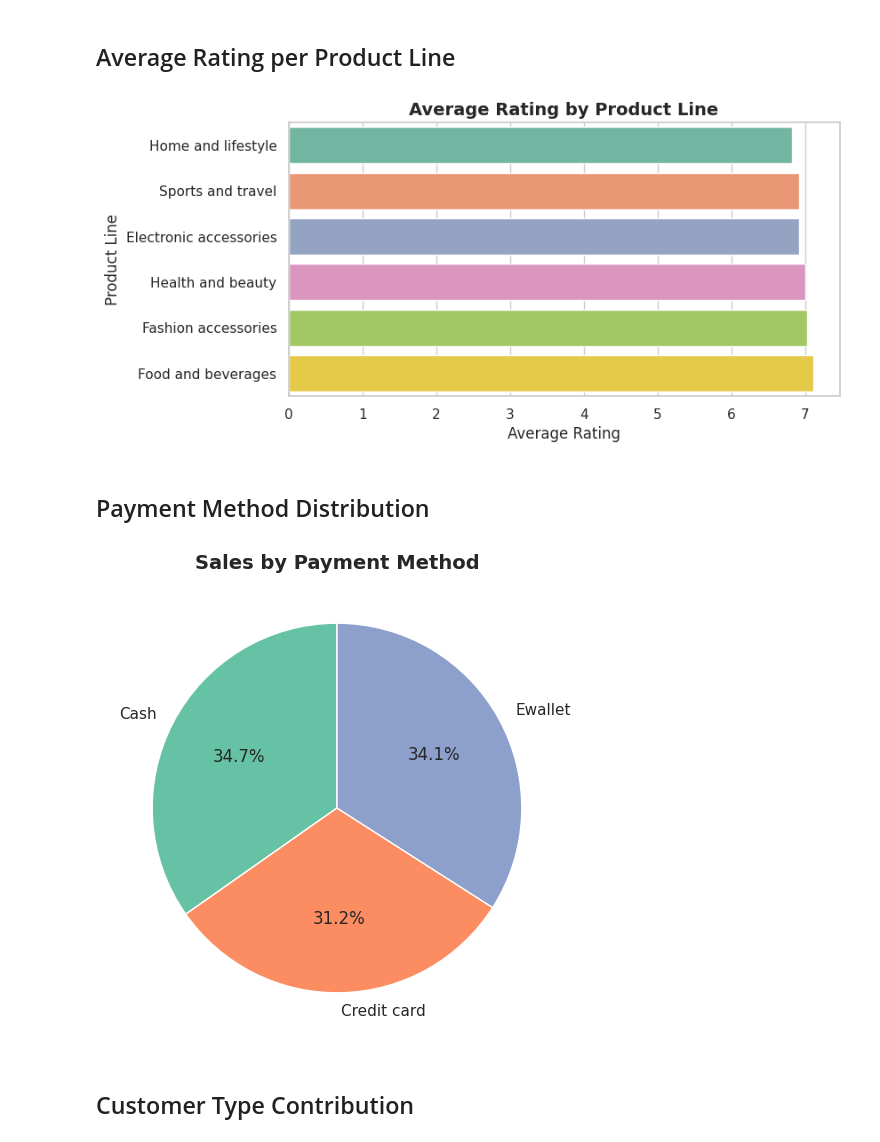
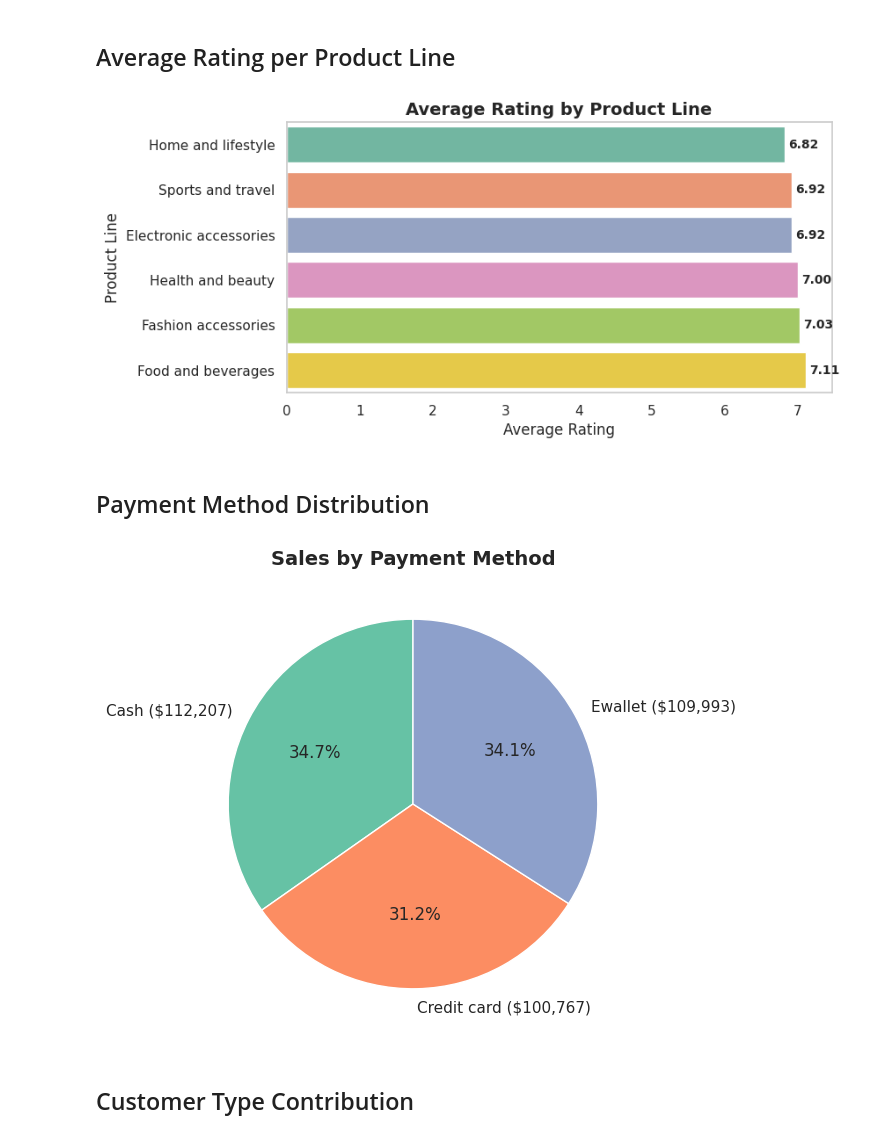
Before and after one commit to abdelazimanwar/supermarket-sales-analysis, a Jupyter notebook: Analysis_of_Supermarket_Sales.ipynb, the cells around one changed output. Drawn from its saved outputs; the diff is of its cells as text; code cells hidden in the pictures.

```diff
--- a/Analysis_of_Supermarket_Sales.ipynb
+++ b/Analysis_of_Supermarket_Sales.ipynb
@@ -540,31 +573,31 @@ plt.show()
 ## Average Rating per Product Line
 # %%
 product_rating = sales_clean.groupby('Product line')['Rating'].mean().sort_values()
-
 plt.figure(figsize=(8, 4))
-sns.barplot(x=product_rating.values,
-            y=product_rating.index,
-            hue=product_rating.index,
-            palette="Set2",
-            dodge=False,
-            legend=False)
+ax = sns.barplot(x=product_rating.values, y=product_rating.index,
+                 hue=product_rating.index, palette="Set2", dodge=False, legend=False)
 plt.title('Average Rating by Product Line', fontsize=14, fontweight='bold')
 plt.xlabel('Average Rating')
 plt.ylabel('Product Line')
+ax.grid(False)
+for container in ax.containers:
+    ax.bar_label(container, fmt='%.2f', label_type='edge', padding=3, fontsize=10, fontweight='bold')
 plt.show()
 # %% [output]
-[figure, old version]
+[figure, new version]
 # %% [markdown]
 ## Payment Method Distribution
 # %%
 payment_total = sales_clean.groupby('Payment')['Total'].sum()
 plt.figure(figsize=(6, 6))
-plt.pie(payment_total, labels=payment_total.index, autopct='%1.1f%%', startangle=90,
+plt.pie(payment_total,
+        labels=[f"{lbl} (${val:,.0f})" for lbl, val in zip(payment_total.index, payment_total)],
+        autopct='%1.1f%%', startangle=90,
         colors=sns.color_palette("Set2", len(payment_total)))
 plt.title('Sales by Payment Method', fontsize=14, fontweight='bold')
 plt.show()
 # %% [output]
-[figure, old version]
+[figure, new version]
 # %% [markdown]
 ## Customer Type Contribution
 # %%
```
Also changed, not shown: parts of 11 cells of this notebook.
